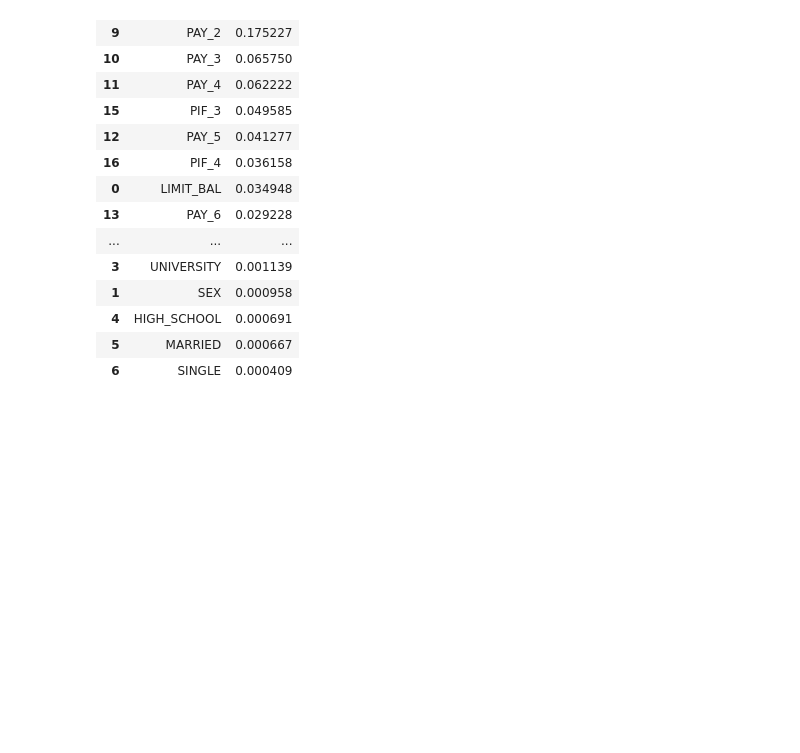
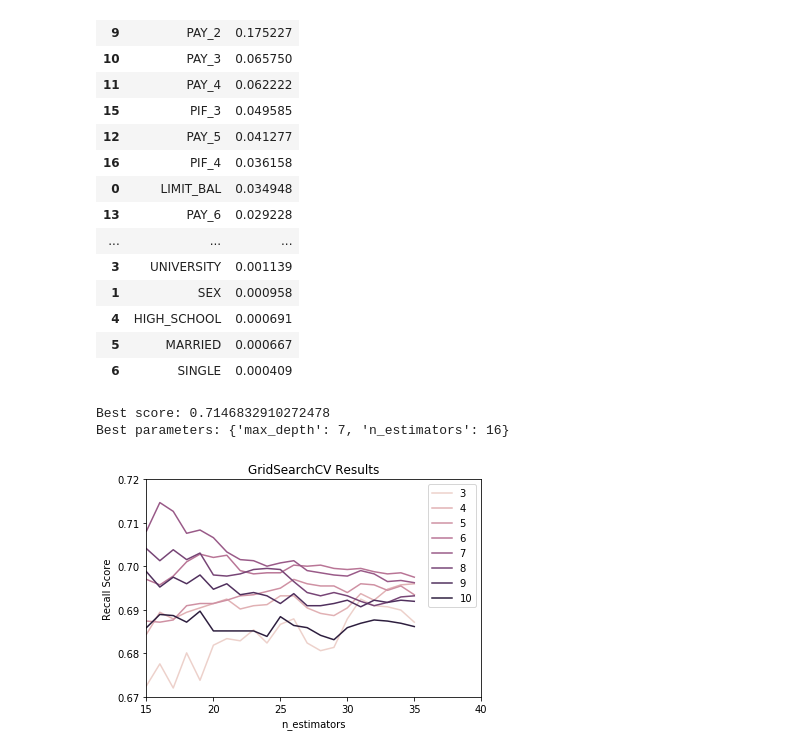
Before and after one commit to coshmeo/springboard, a Jupyter notebook: capstone 1/project code.ipynb, the cells around one changed output. Cells and saved outputs as stored; diff of their text form; code cells hidden in the pictures; blank space fills up the shorter version.

```diff
--- a/capstone 1/project code.ipynb
+++ b/capstone 1/project code.ipynb
@@ -815,3 +815,48 @@ imp_df.sort_values(by='score', ascending = False)
 | 4 | HIGH_SCHOOL | 0.000691 |
 | 5 | MARRIED | 0.000667 |
 | 6 | SINGLE | 0.000409 |
+# %%
+parameters = {'max_depth': np.linspace(3, 10, 8, dtype = int),
+          'n_estimators': np.linspace(15, 35, 21, dtype = int)}
+
+scorer = make_scorer(recall_score)
+
+grid = GridSearchCV(RandomForestClassifier(class_weight = 'balanced', random_state = 42),
+                    parameters, scorer, cv=5, return_train_score = True)
+
+grid = grid.fit(X_train, y_train)
+# %%
+print('Best score:', grid.best_score_)
+print('Best parameters:', grid.best_params_)
+# %% [output]
+Best score: 0.7146832910272478
+Best parameters: {'max_depth': 7, 'n_estimators': 16}
+# %%
+results = pd.DataFrame(grid.cv_results_)
+# %%
+#create figure
+plt.figure()
+
+#set title
+plt.title('GridSearchCV Results')
+
+#create plot object
+ax = plt.gca()
+
+#set x & y limits based on data in results dataframe
+ax.set_xlim(15, 40)
+ax.set_ylim(0.67, 0.72)
+
+#create plot with results data
+sns.lineplot('param_n_estimators', 'mean_test_score', data = results,
+            hue = results.param_max_depth.tolist(), legend = 'full',
+            ci = 'std_test_score', err_style = 'band')
+
+#label axes
+plt.xlabel('n_estimators')
+plt.ylabel('Recall Score')
+
+#show plot
+plt.show()
+# %% [output]
+[figure, added]
```
Also changed, not shown: parts of 2 cells of this notebook, 1 other file.
